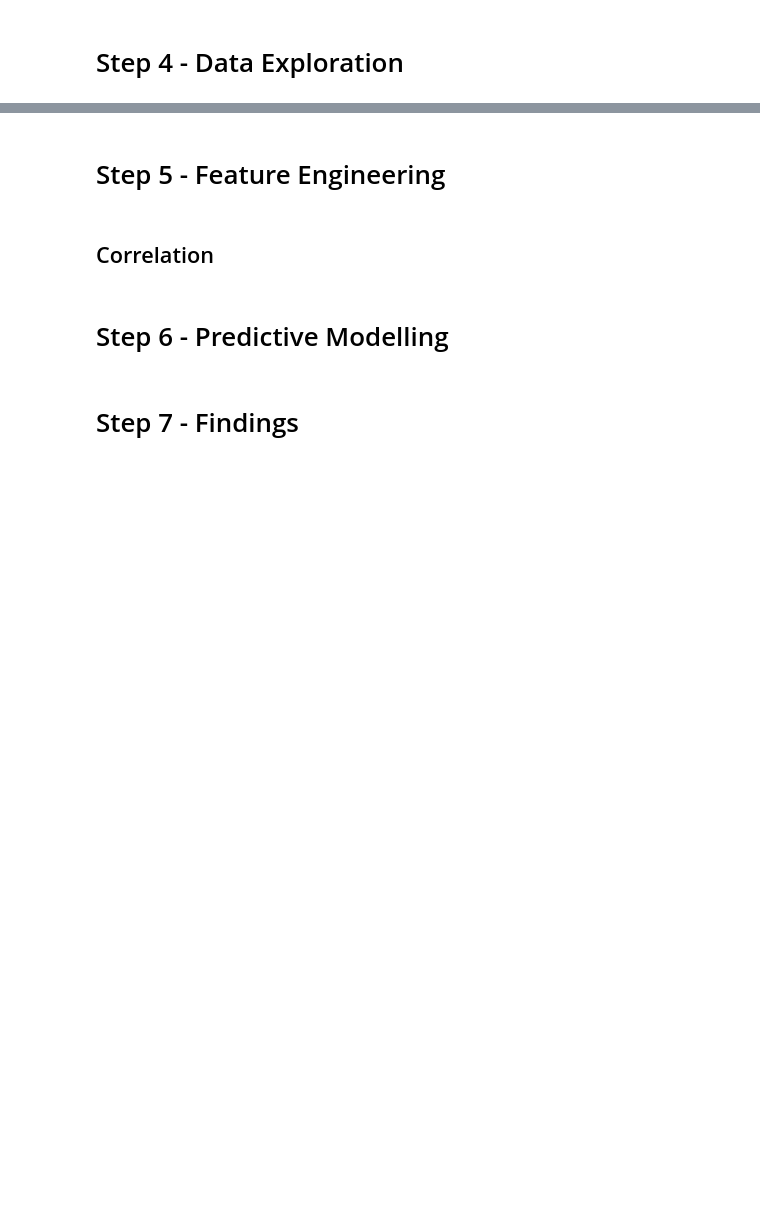
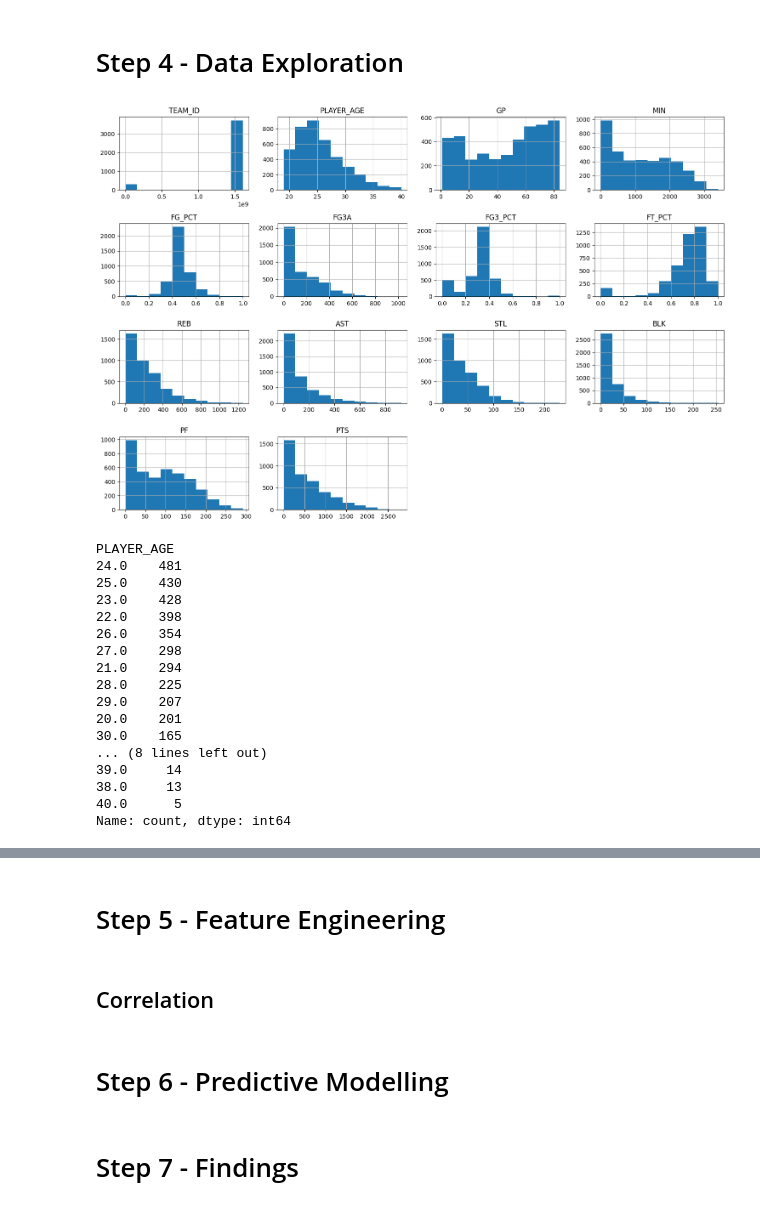
Before and after one commit to HenriqueJoanoni/data-science-ca2, a Jupyter notebook: nba_data_mining.ipynb, the cells around one changed output, grey strips where cells are left out. Drawn from its saved outputs; the diff is of its cells as text; code cells hidden in the pictures; blank space fills up the shorter version.

```diff
--- a/nba_data_mining.ipynb
+++ b/nba_data_mining.ipynb
@@ -374,2 +372,29 @@ Name: FG3A, dtype: float64
 # %% [markdown]
 # Step 4 - Data Exploration
+# %%
+# Step 1 - Univariate Analysis
+data.hist(figsize=(15, 10))
+plt.tight_layout()
+plt.show()
+
+# For categorical variables
+print(data['PLAYER_AGE'].value_counts())
+# %% [output]
+[figure, added]
+PLAYER_AGE
+24.0    481
+25.0    430
+23.0    428
+22.0    398
+26.0    354
+27.0    298
+21.0    294
+28.0    225
+29.0    207
+20.0    201
+30.0    165
+... (8 lines left out)
+39.0     14
+38.0     13
+40.0      5
+Name: count, dtype: int64
```
Also changed, not shown: parts of 8 cells of this notebook, 1 other file.
